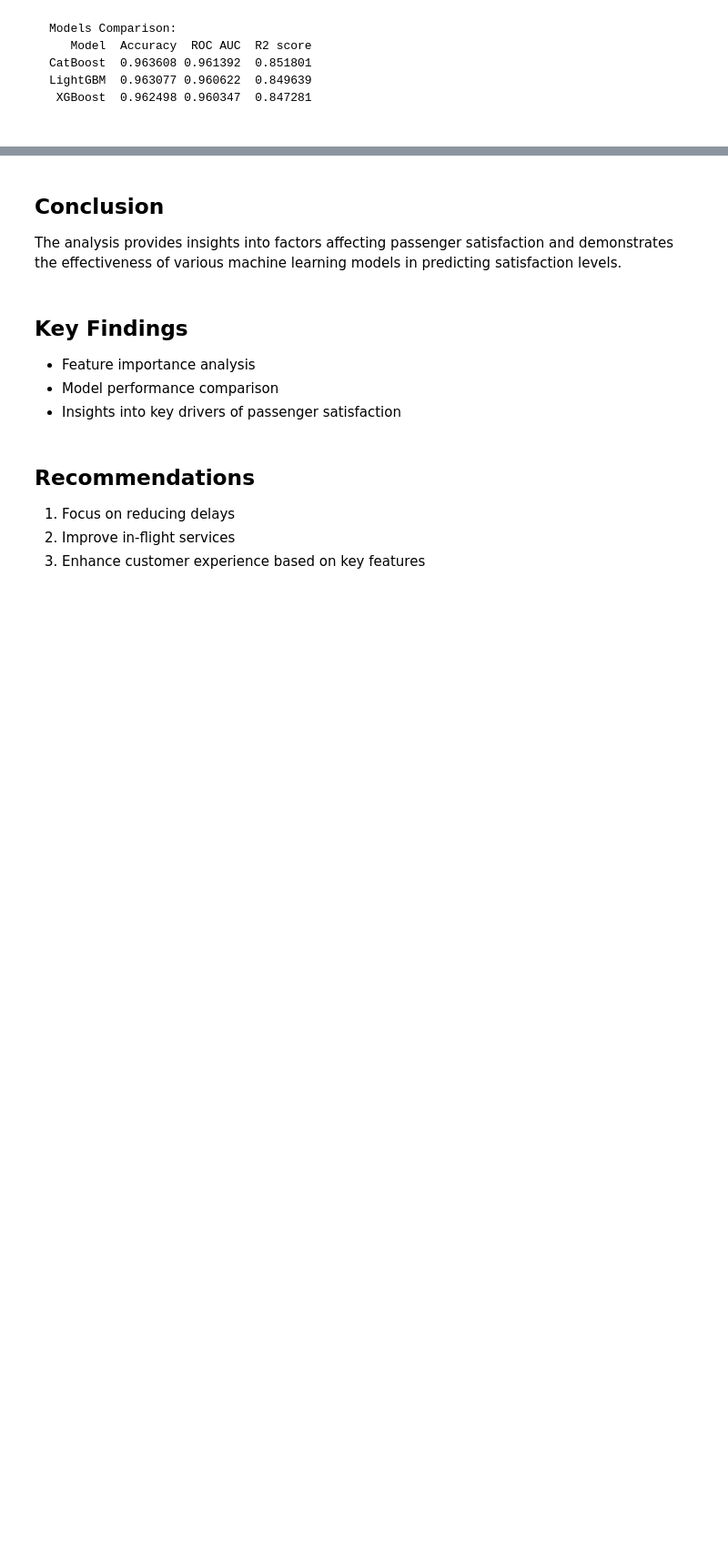
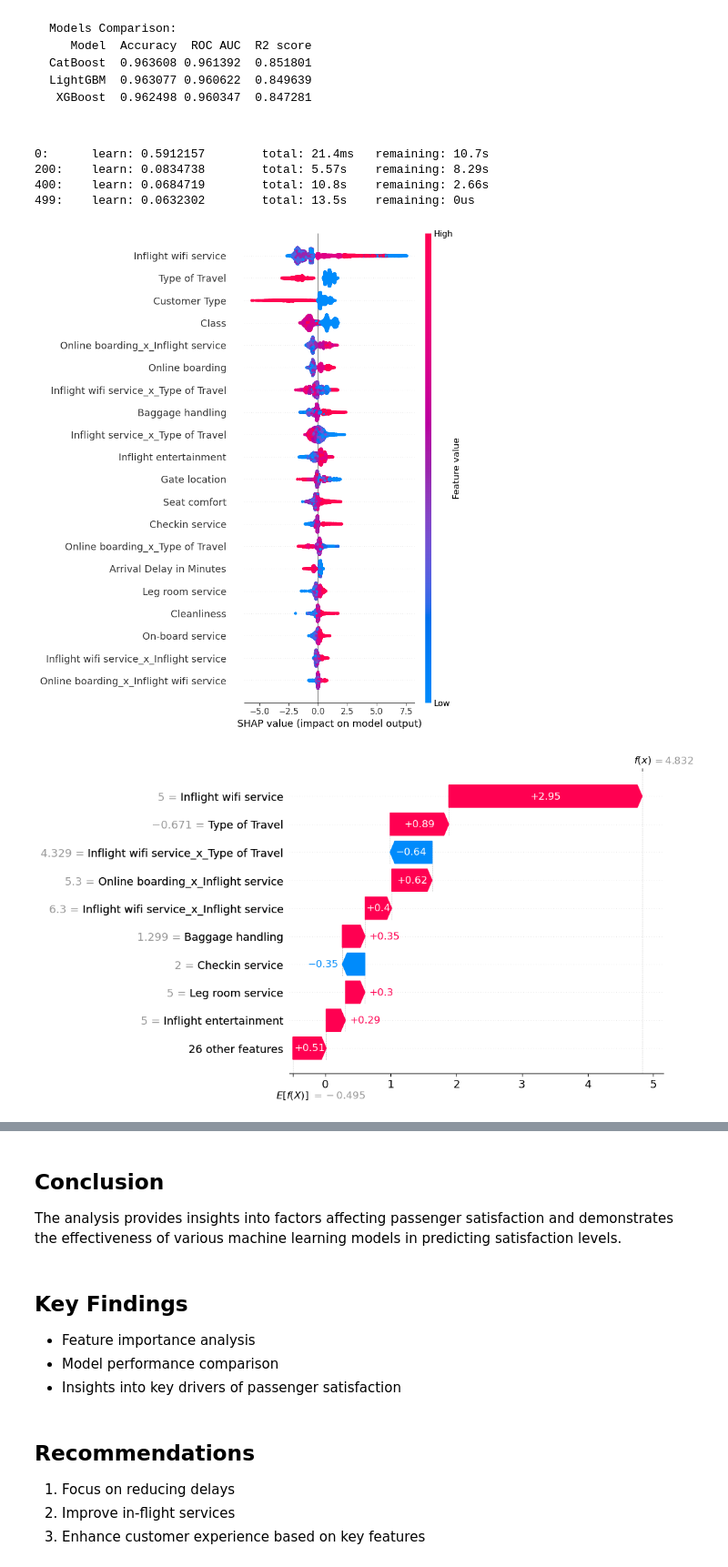
Before and after one commit to RRafi89/Customer-Satisfaction-Rating, a Jupyter notebook: MAIN.ipynb, the cells around one changed output, grey strips where cells are left out. Shown at 91% size. Saved outputs shown, nothing was run; the diff lists cells and outputs as text; code cells hidden in the pictures; blank space fills up the shorter version.

```diff
--- a/MAIN.ipynb
+++ b/MAIN.ipynb
@@ -550,3 +540,36 @@ Models Comparison:
 CatBoost  0.963608 0.961392  0.851801
 LightGBM  0.963077 0.960622  0.849639
  XGBoost  0.962498 0.960347  0.847281
+# %%
+import shap
+from catboost import CatBoostClassifier, Pool
+
+categorical_cols = df.select_dtypes(include=["object", "category"]).columns.tolist()
+
+for col in categorical_cols:
+    df[col] = df[col].astype(str)
+
+from sklearn.model_selection import train_test_split
+X = df.drop(columns=['satisfaction'])
+y = df['satisfaction']
+X_train, X_test, y_train, y_test = train_test_split(X, y, test_size=0.2, random_state=42)
+
+train_pool = Pool(X_train, label=y_train, cat_features=categorical_cols)
+test_pool = Pool(X_test, label=y_test, cat_features=categorical_cols)
+
+model = CatBoostClassifier(iterations=500, learning_rate=0.05, depth=8, verbose=200)
+model.fit(train_pool)
+
+explainer = shap.TreeExplainer(model)
+shap_values = explainer.shap_values(X_test)
+
+shap.summary_plot(shap_values, X_test)
+
+shap.plots.waterfall(shap.Explanation(values=shap_values[0], base_values=explainer.expected_value, data=X_test.iloc[0]))
+# %% [output]
+0:      learn: 0.5912157        total: 21.4ms   remaining: 10.7s
+200:    learn: 0.0834738        total: 5.57s    remaining: 8.29s
+400:    learn: 0.0684719        total: 10.8s    remaining: 2.66s
+499:    learn: 0.0632302        total: 13.5s    remaining: 0us
+[figure, added]
+[figure, added]
```
Also changed, not shown: parts of 15 cells of this notebook, 12 other files.
